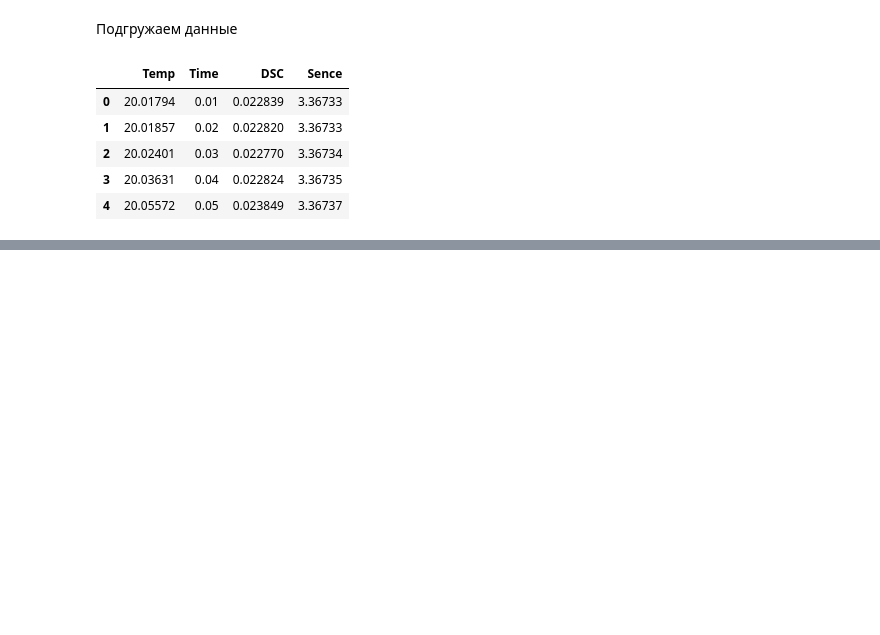
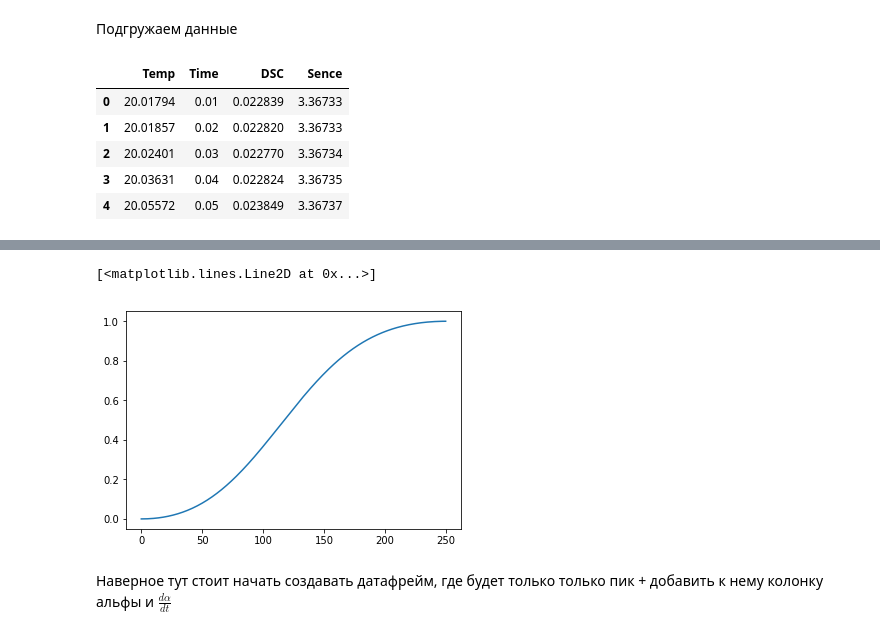
Before and after one commit to YarikineZ/DS_final_project, a Jupyter notebook: Final project.ipynb, the cells around one changed output, grey strips where cells are left out. Saved outputs shown, nothing was run; the diff lists cells and outputs as text; code cells hidden in the pictures; blank space fills up the shorter version.

Commit message:
Got alpha

```diff
--- a/Final project.ipynb
+++ b/Final project.ipynb
@@ -102,0 +97,12 @@ print(spent_energy)
+# %%
+spent_energy = simps(peak)
+alpha = []
+
+for i,_ in enumerate(peak):
+    alpha.append(simps(peak[:i+1])/spent_energy)
+plt.plot(alpha)
+# %% [output]
+[<matplotlib.lines.Line2D at 0x...>]
+[figure, added]
+# %% [markdown]
+Наверное тут стоит начать создавать датафрейм, где будет только только пик + добавить к нему колонку альфы и $\frac{d\alpha}{dt}$
```
Also changed, not shown: parts of 7 cells of this notebook.
